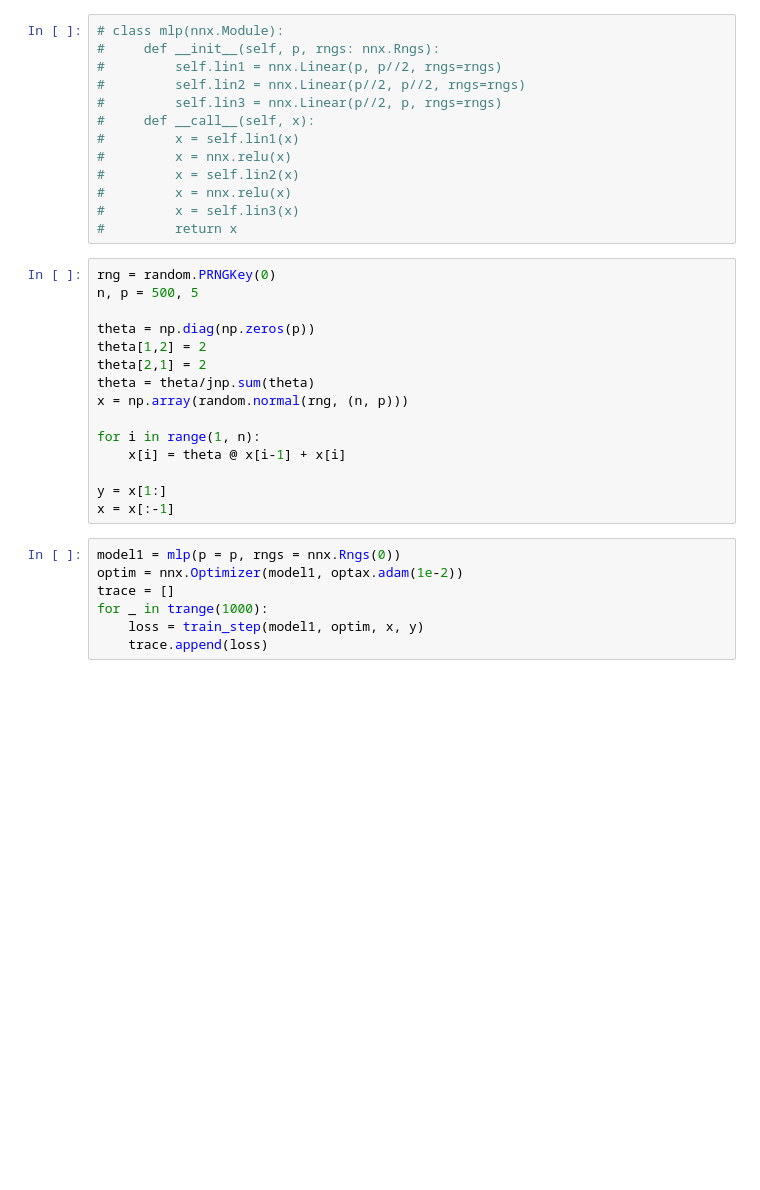
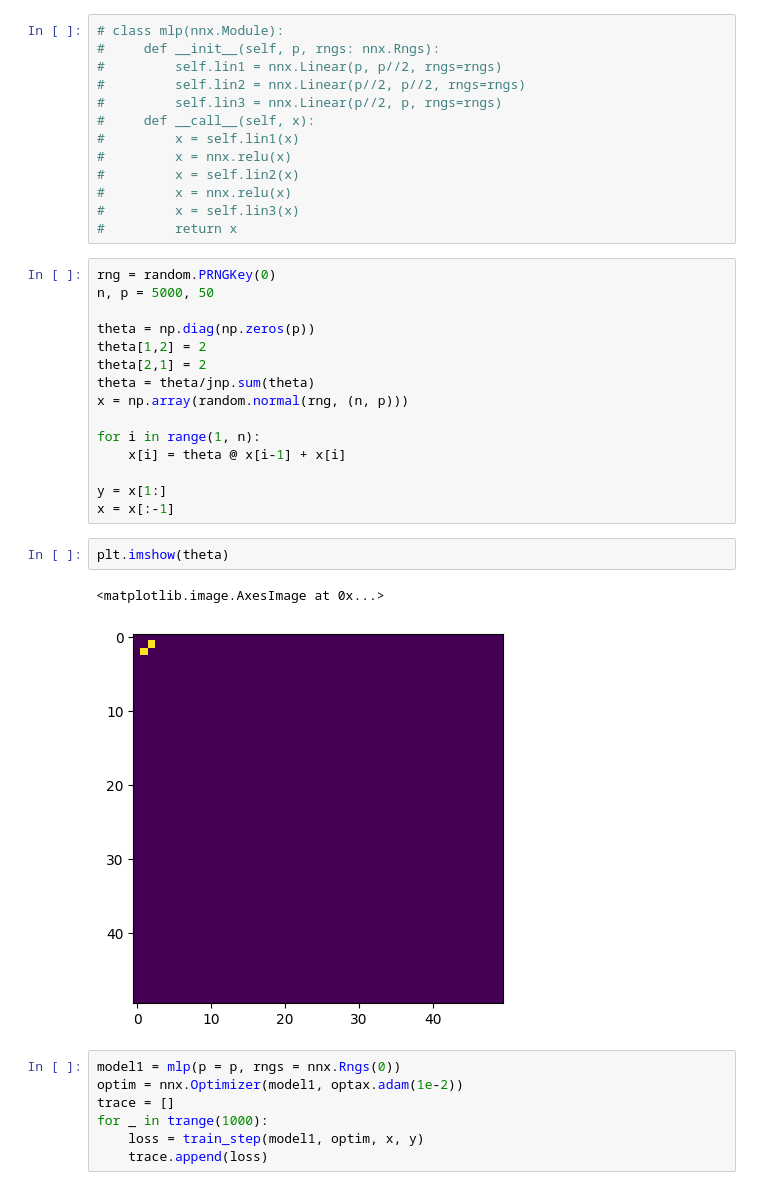
Before and after one commit to trevor-harris/LSCI, a Jupyter notebook: misc/test.ipynb, the cells around one changed output. Cells and saved outputs as stored; diff of their text form; blank space fills up the shorter version.

```diff
--- a/misc/test.ipynb
+++ b/misc/test.ipynb
@@ -59,7 +59,7 @@ def train_step(model, optimizer, x, y):
 #         return x
 # %%
 rng = random.PRNGKey(0)
-n, p = 500, 5
+n, p = 5000, 50
 
 theta = np.diag(np.zeros(p))
 theta[1,2] = 2
@@ -72,6 +72,11 @@ for i in range(1, n):
 
 y = x[1:]
 x = x[:-1]
+# %%
+plt.imshow(theta)
+# %% [output]
+<matplotlib.image.AxesImage at 0x...>
+[figure, added]
 # %%
 model1 = mlp(p = p, rngs = nnx.Rngs(0))
 optim = nnx.Optimizer(model1, optax.adam(1e-2))
```
Also changed, not shown: parts of 6 cells of this notebook, 1 other file.
